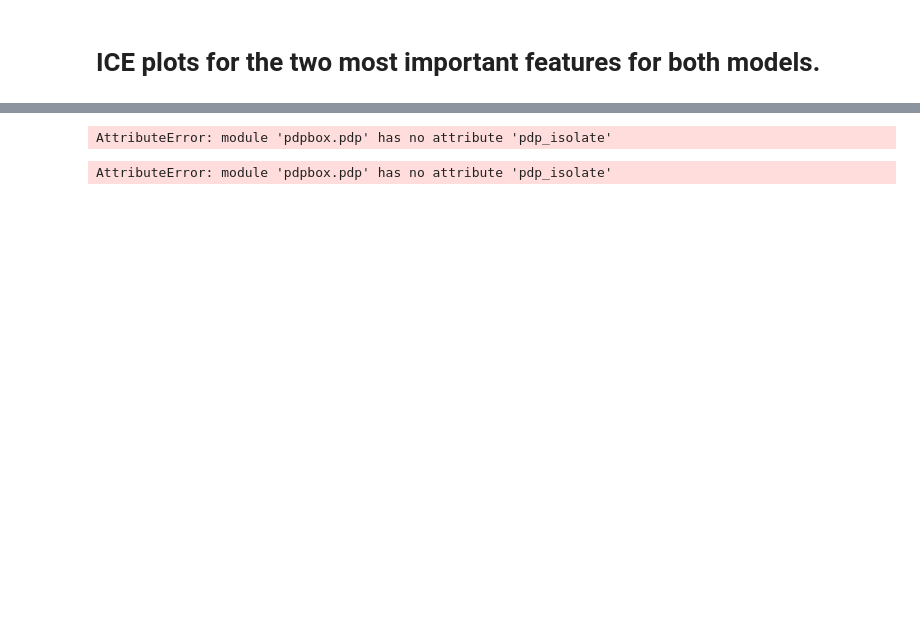
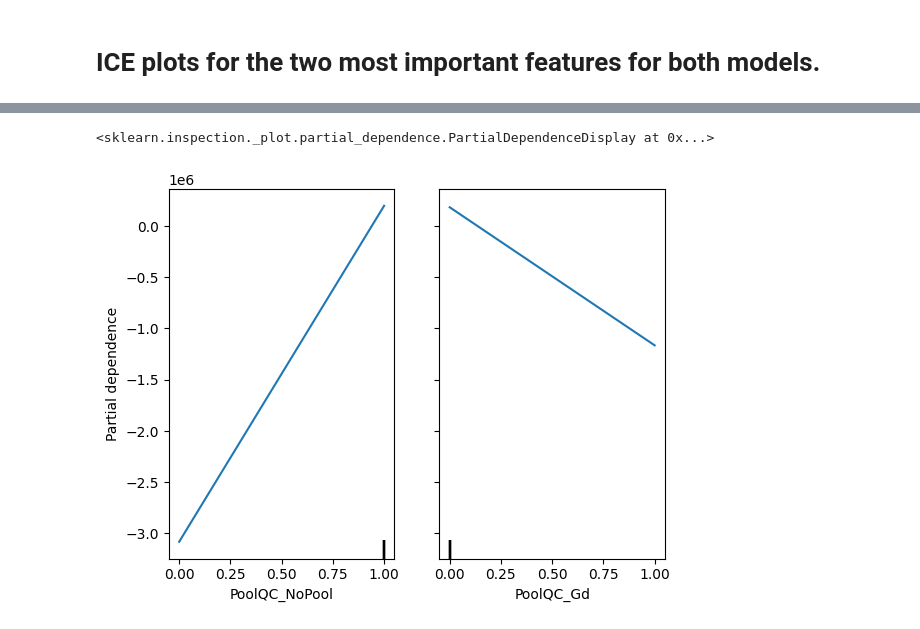
Before and after one commit to annwanginnt/Operation-Research, a Jupyter notebook: AIassignment2.ipynb, the cells around one changed output, grey strips where cells are left out. Drawn from its saved outputs; the diff is of its cells as text; code cells hidden in the pictures; blank space fills up the shorter version.

```diff
--- a/AIassignment2.ipynb
+++ b/AIassignment2.ipynb
@@ -615,0 +603,32 @@ feature_importance_df.tail(20)
+# %%
+import pandas as pd
+
+# Get Ridge model's feature importance with sign
+ridge_importance_with_sign = ridge_model.coef_
+
+# Convert to DataFrame
+ridge_df = pd.DataFrame({
+    'Feature': feature_names,
+    'Ridge Importance': ridge_importance_with_sign,
+    'Absolute Ridge Importance': abs(ridge_importance_with_sign)
+})
+
+# Sort by absolute value but keep the sign
+ridge_df_sorted = ridge_df.sort_values(by='Absolute Ridge Importance', ascending=False).reset_index(drop=True)
+
+# Get Gradient Boosting model's feature importance
+gb_importance = gb_model.feature_importances_
+
+# Convert to DataFrame and sort
+gb_df_sorted = pd.DataFrame({
+    'Feature': feature_names,
+    'GB Importance': gb_importance
+}).sort_values(by='GB Importance', ascending=False).reset_index(drop=True)
+
+# Combine the top 20 most important features from both models into one DataFrame
+top_features_df = pd.concat([
+    ridge_df_sorted.drop(columns=['Absolute Ridge Importance']),
+    (gb_df_sorted)], axis=1)
+
+# Now top_features_df will show the top 20 features for both models, including the sign for the Ridge model
+print(top_features_df.head(20))
@@ -709,29 +674,0 @@ ImportError: cannot import name 'pdp_isolate' from 'pdpbox' (C:\Users\mei88\AppD
-# %%
-
-# 假设 feature1_name 和 feature2_name 是两个最重要特征的名称
-ridge_feature1_name = ridge_df['Feature'][0]
-gb_feature1_name = gb_df['Feature'][0]
-
-# 对每个模型和其最重要的两个特征生成ICE图
-for model_name, model in [('Ridge Regression', ridge_model), ('Gradient Boosting', gb_model)]:
-    for feature_name in [ridge_feature1_name, gb_feature1_name]:
-        # 创建PD图对象
-        pdp_dist = pdp.pdp_isolate(model=model, dataset=X_train, model_features=feature_names, feature=feature_name)
-        # 绘制ICE图
-        pdp.pdp_plot(pdp_dist, feature_name, plot_lines=True, frac_to_plot=100, plot_pts_dist=True)
-        plt.title(f'ICE Plot for {feature_name} - {model_name}')
-        plt.show()
-# %% [output]
-AttributeError: module 'pdpbox.pdp' has no attribute 'pdp_isolate'
-# %%
- #为指定的特征创建PDP对象
-pdp_dist = pdp.pdp_isolate(model=ridge_model, dataset=X_train, model_features=feature_names, feature=feature_name)
-
-# 绘制ICE图
-fig, axes = pdp.pdp_plot(pdp_dist, feature_name, plot_lines=True, frac_to_plot=0.1, plot_pts_dist=True)
-
-# 自定义图表标题
-axes['pdp_ax'].set_title(f'ICE Plot for {feature_name}')
-plt.show()
-# %% [output]
-AttributeError: module 'pdpbox.pdp' has no attribute 'pdp_isolate'
@@ -737,0 +677,9 @@ AttributeError: module 'pdpbox.pdp' has no attribute 'pdp_isolate'
+# %%
+# Ridge model
+
+ridge_feature1_name = ridge_df_sorted['Feature'][0]
+ridge_feature2_name = ridge_df_sorted['Feature'][1]
+PartialDependenceDisplay.from_estimator(ridge_model, X_train, features=[ridge_feature1_name,ridge_feature2_name], grid_resolution=20)
+# %% [output]
+<sklearn.inspection._plot.partial_dependence.PartialDependenceDisplay at 0x...>
+[figure, added]
```
Also changed, not shown: parts of 26 cells of this notebook.
